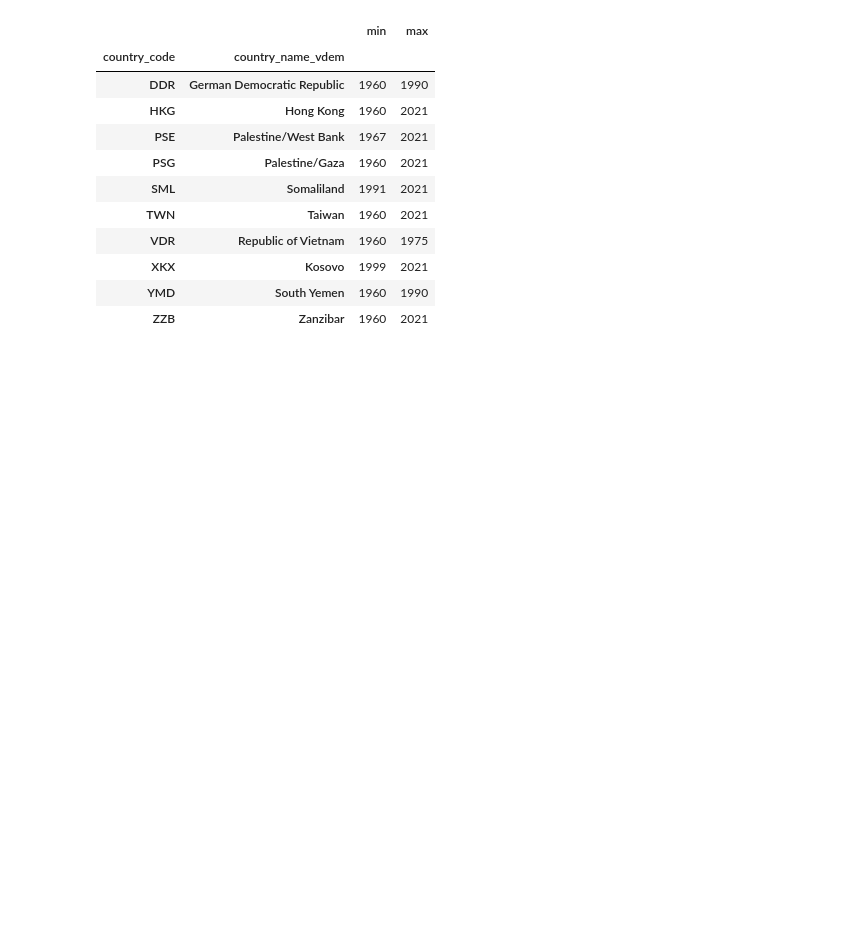
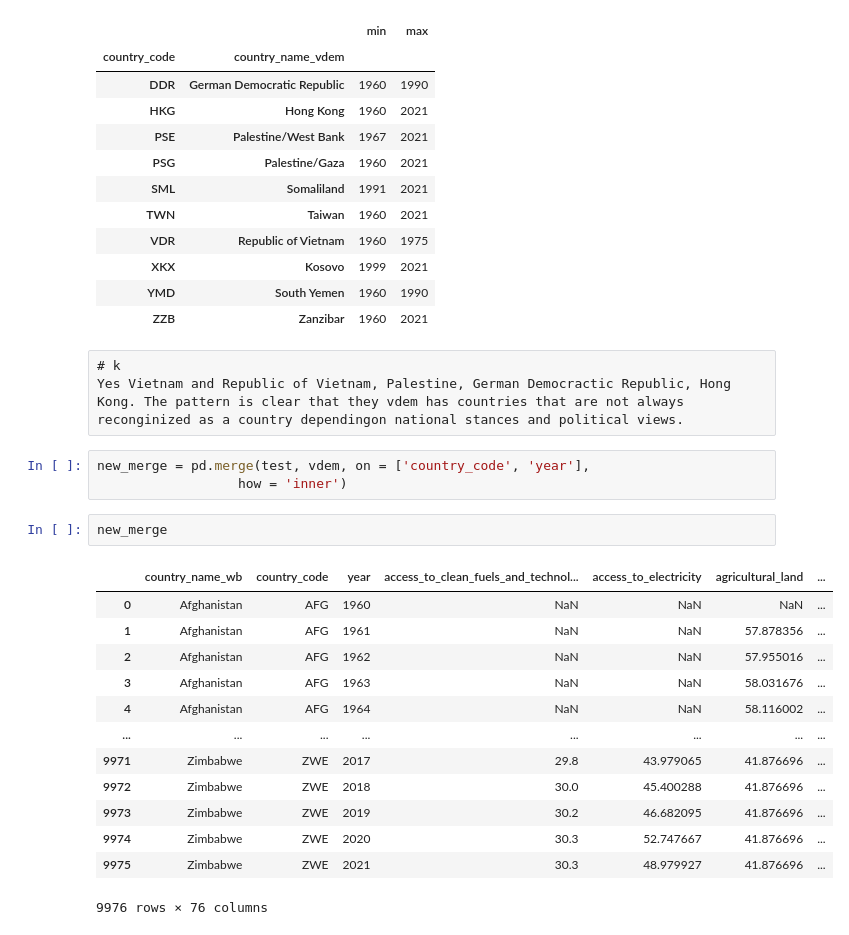
Before and after one commit to JackBeerman/Lab3, a Jupyter notebook: Lab3.ipynb, the cells around one changed output. Drawn from its saved outputs; the diff is of its cells as text; blank space fills up the shorter version.

```diff
--- a/Lab3.ipynb
+++ b/Lab3.ipynb
@@ -576,3 +597,25 @@ y
 | XKX | Kosovo | 1999 | 2021 |
 | YMD | South Yemen | 1960 | 1990 |
 | ZZB | Zanzibar | 1960 | 2021 |
+# %% [raw]
+# k
+Yes Vietnam and Republic of Vietnam, Palestine, German Democractic Republic, Hong Kong. The pattern is clear that they vdem has countries that are not always reconginized as a country dependingon national stances and political views.
+# %%
+new_merge = pd.merge(test, vdem, on = ['country_code', 'year'],
+                  how = 'inner')
+# %%
+new_merge
+# %% [output]
+|  | country_name_wb | country_code | year | access_to_clean_fuels_and_technol... | access_to_electricity | agricultural_land | ... |
+| 0 | Afghanistan | AFG | 1960 | NaN | NaN | NaN | ... |
+| 1 | Afghanistan | AFG | 1961 | NaN | NaN | 57.878356 | ... |
+| 2 | Afghanistan | AFG | 1962 | NaN | NaN | 57.955016 | ... |
+| 3 | Afghanistan | AFG | 1963 | NaN | NaN | 58.031676 | ... |
+| 4 | Afghanistan | AFG | 1964 | NaN | NaN | 58.116002 | ... |
+| ... | ... | ... | ... | ... | ... | ... | ... |
+| 9971 | Zimbabwe | ZWE | 2017 | 29.8 | 43.979065 | 41.876696 | ... |
+| 9972 | Zimbabwe | ZWE | 2018 | 30.0 | 45.400288 | 41.876696 | ... |
+| 9973 | Zimbabwe | ZWE | 2019 | 30.2 | 46.682095 | 41.876696 | ... |
+| 9974 | Zimbabwe | ZWE | 2020 | 30.3 | 52.747667 | 41.876696 | ... |
+| 9975 | Zimbabwe | ZWE | 2021 | 30.3 | 48.979927 | 41.876696 | ... |
+9976 rows × 76 columns
```
Also changed, not shown: parts of 19 cells of this notebook.
